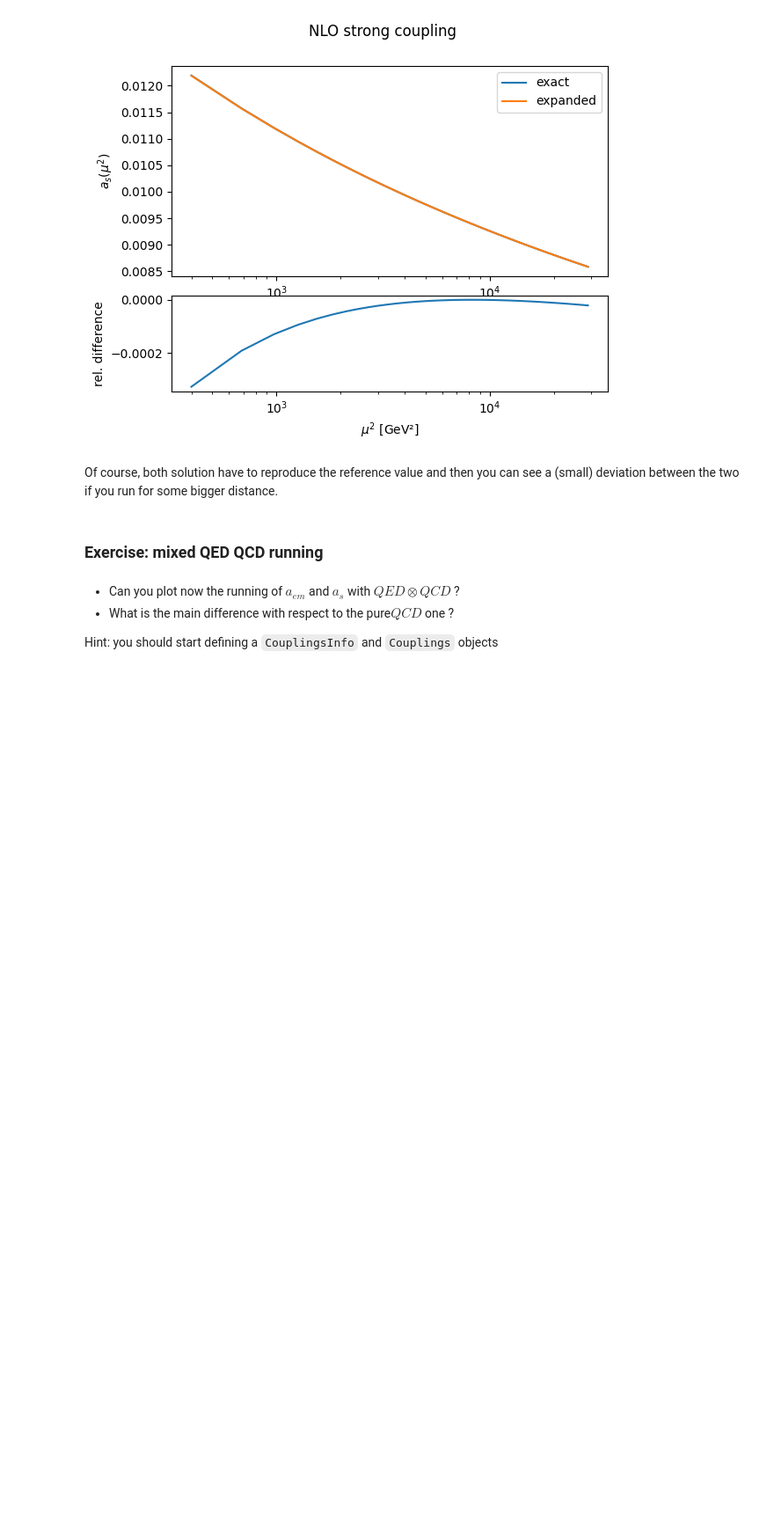
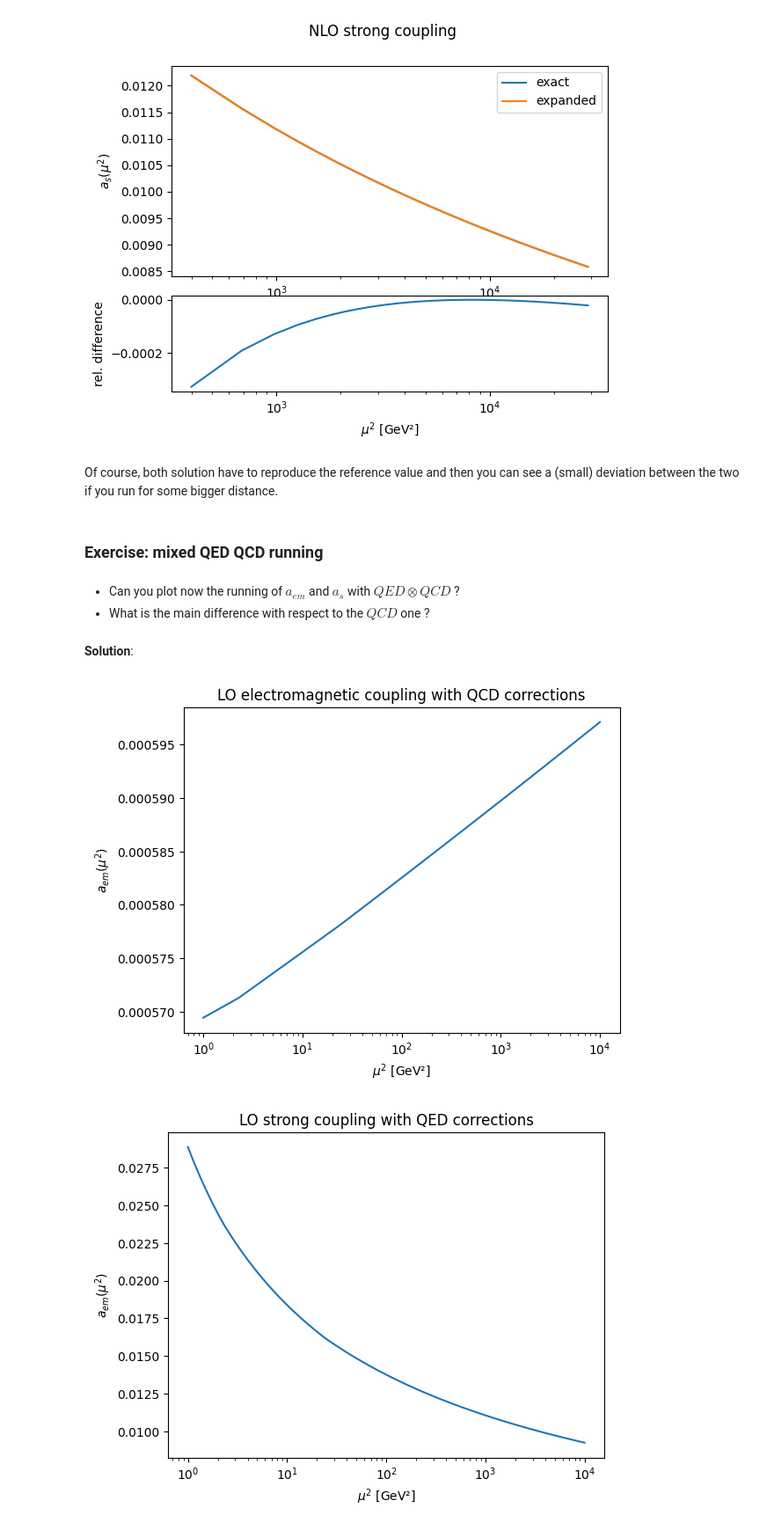
Before and after one commit to NNPDF/como-2023, a Jupyter notebook: w1t3-rge-pdfs/alpha_s.ipynb, the cells around one changed output. Shown: that part at 88% size. Cells and saved outputs as stored; diff of their text form; code cells hidden in the pictures; blank space fills up the shorter version.

```diff
--- a/w1t3-rge-pdfs/alpha_s.ipynb
+++ b/w1t3-rge-pdfs/alpha_s.ipynb
@@ -320,6 +332,61 @@ bigger distance.
 ### Exercise: mixed QED QCD running
 # %% [markdown]
 * Can you plot now the running of $a_{em}$ and $a_s$ with $QED \otimes QCD$ ?
-* What is the main difference with respect to the pure$QCD$ one ?
-
-Hint: you should start defining a `CouplingsInfo` and `Couplings` objects
+* What is the main difference with respect to the $QCD$ one ?
+# %% [markdown]
+**Solution**:
+# %%
+# setup the boundary conditions
+ref = CouplingsInfo(
+    alphas=0.1180,  # reference scale for QCD coupling
+    alphaem=0.007496,  # reference scale for QED coupling
+    scale=91.00,  # reference scale
+    num_flavs_ref=5,  # number of active flavors at the reference scale
+    max_num_flavs=6,  # max flavors allowed
+    em_running=True,
+)
+# create a strong coupling object
+sc = Couplings(
+    couplings=ref,
+    order=(1, 1),  # Set perturbative order (QCD, QED)
+    method=CouplingEvolutionMethod.EXACT,  # Set solution method EXACT or EXPANDED
+    masses=np.array([1.51, 4.92, 172.5]) ** 2,  # Set heavy quarks masses
+    hqm_scheme=QuarkMassScheme.POLE,  # Use POLE masses or MSBAR ?
+    thresholds_ratios=np.array([1.0, 1.0, 1.0])
+    ** 2,  # Set heavy quarks threshold scales
+)
+
+
+def a_em(Q2: float) -> float:
+    """Return :math:`a_{em} = \alpha_{em} / (4 \pi)`."""
+    return sc.a_em(Q2)
+
+def a_s(Q2: float) -> float:
+    """Return :math:`a_{s} = \alpha_{s} / (4 \pi)`."""
+    return sc.a_s(Q2)
+
+
+# compute some values of a_s
+Q2_grid = np.geomspace(1, 1e4, 100)
+aem_vals = [a_em(Q2) for Q2 in Q2_grid]
+as_vals = [a_s(Q2) for Q2 in Q2_grid]
+
+
+# plot the running strong coupling
+plt.plot(Q2_grid, aem_vals)
+plt.title("LO electromagnetic coupling with QCD corrections")
+plt.xscale("log")
+plt.ylabel(r"$a_{em}(\mu^2)$")
+plt.xlabel(r"$\mu^2$ [GeV²]")
+plt.show()
+
+# plot the running strong coupling
+plt.plot(Q2_grid, as_vals)
+plt.title("LO strong coupling with QED corrections")
+plt.xscale("log")
+plt.ylabel(r"$a_{em}(\mu^2)$")
+plt.xlabel(r"$\mu^2$ [GeV²]")
+plt.show()
+# %% [output]
+[figure, added]
+[figure, added]
```
Also changed, not shown: parts of 5 cells of this notebook, 1 other file.
